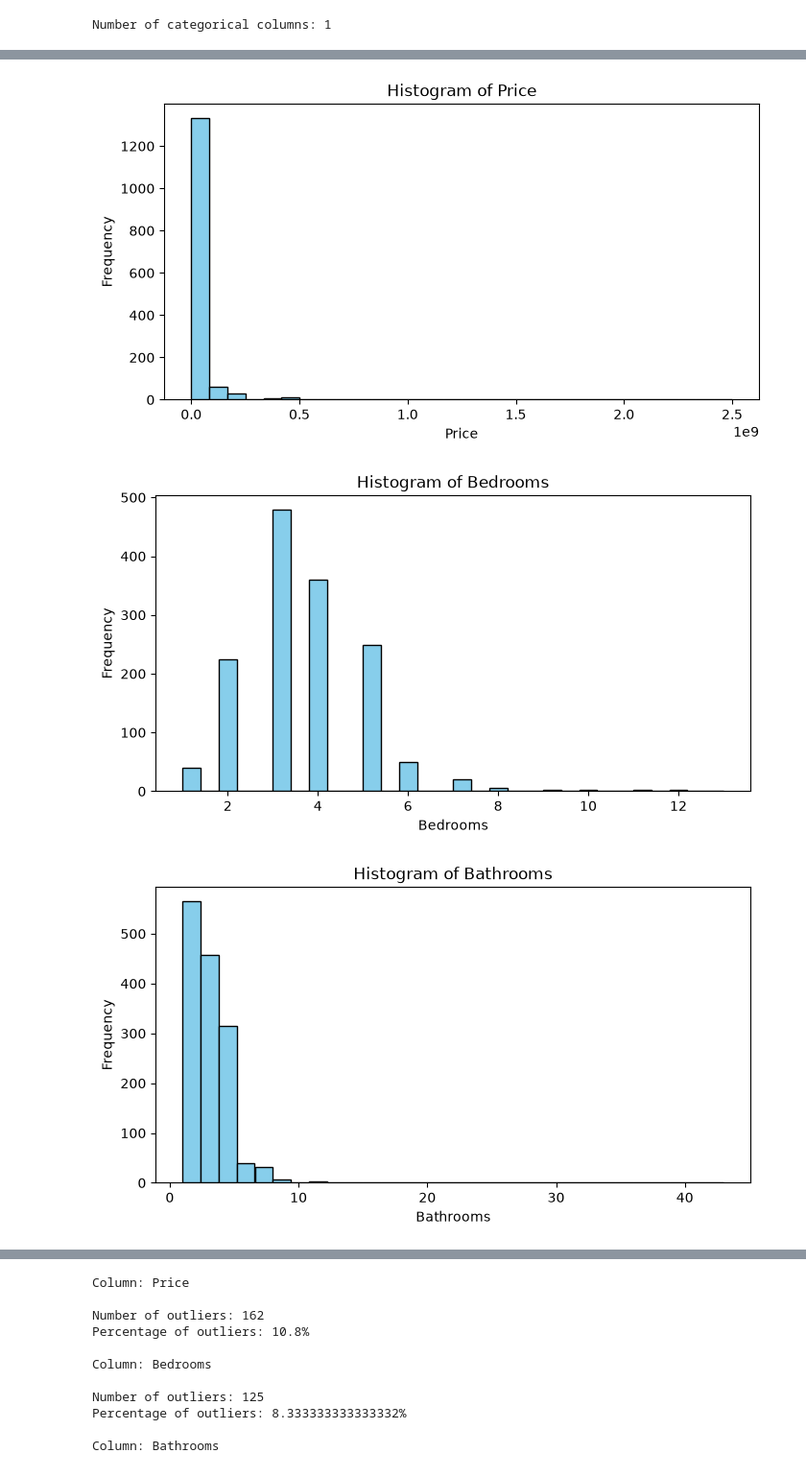
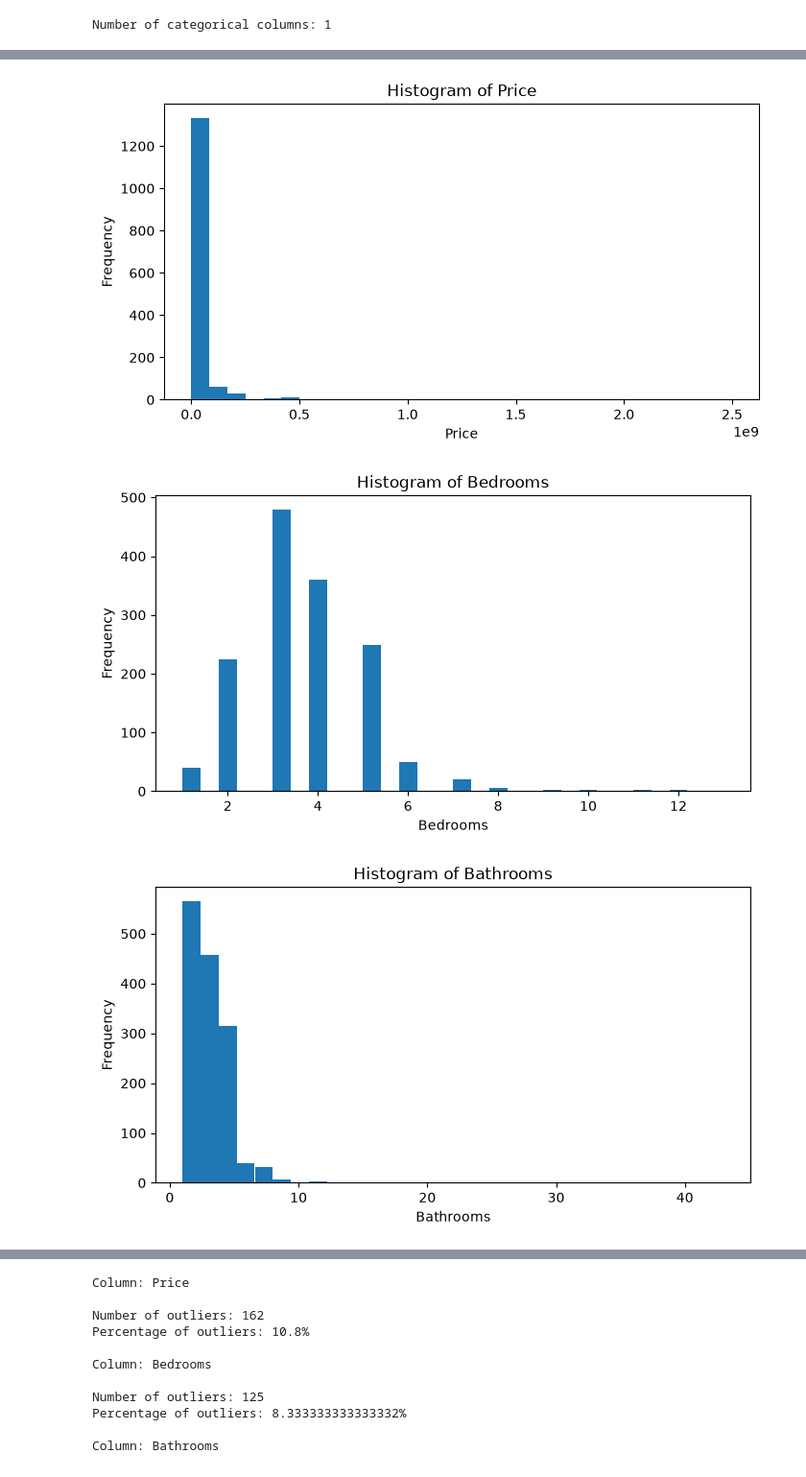
Before and after one commit to polinichcka-coding/Machine-Learning-subject, a Jupyter notebook: ML_lab1/lab1.ipynb, the cells around one changed output, grey strips where cells are left out. Shown at 96% size. Drawn from its saved outputs; the diff is of its cells as text; code cells hidden in the pictures.

```diff
--- a/ML_lab1/lab1.ipynb
+++ b/ML_lab1/lab1.ipynb
@@ -30,16 +30,6 @@ for col in data.columns:
     else:
         cat+=1
 print(f'Categorical columns: {cat} \nNumerical columns: {num}')
-
-missing_values = data.isnull().sum().sum()
-#I used data.size instead of len(data) to get the total number of
-# elements in the DataFrame, which is more accurate for calculating
-# the percentage of missing values.
-perc_miss_values=(missing_values / data.size) * 100
-print(f'Missing values: \n{missing_values} \nPercentage of missing values: \n{perc_miss_values}%')
-
-cardinality=data.nunique()
-print(f'Cardinality of each column: \n{cardinality}')
 # %% [output]
 Categorical columns: 1
 Numerical columns: 7
@@ -201,14 +182,12 @@ Number of categorical columns: 1
 # %%
-continuous_col=['Price', 'Bedrooms', 'Bathrooms', 'Floor Area', 'Land Area', 'Latitude', 'Longitude']
-
-for col in continuous_col:
+for col in numeric_df:
     plt.figure(figsize=(8, 4))
-    data[col].dropna().plot(kind='hist', bins=30, edgecolor="black", color="skyblue")
+    data[col].dropna().plot(kind='hist', bins=30)
     plt.title(f'Histogram of {col}')
     plt.xlabel(col)
     plt.ylabel('Frequency')
     plt.show()
 # %% [output]
-[figure, old version]
+[figure, new version]
-[figure, old version]
+[figure, new version]
-[figure, old version]
+[figure, new version]
```
Also changed, not shown: parts of 49 cells of this notebook.
